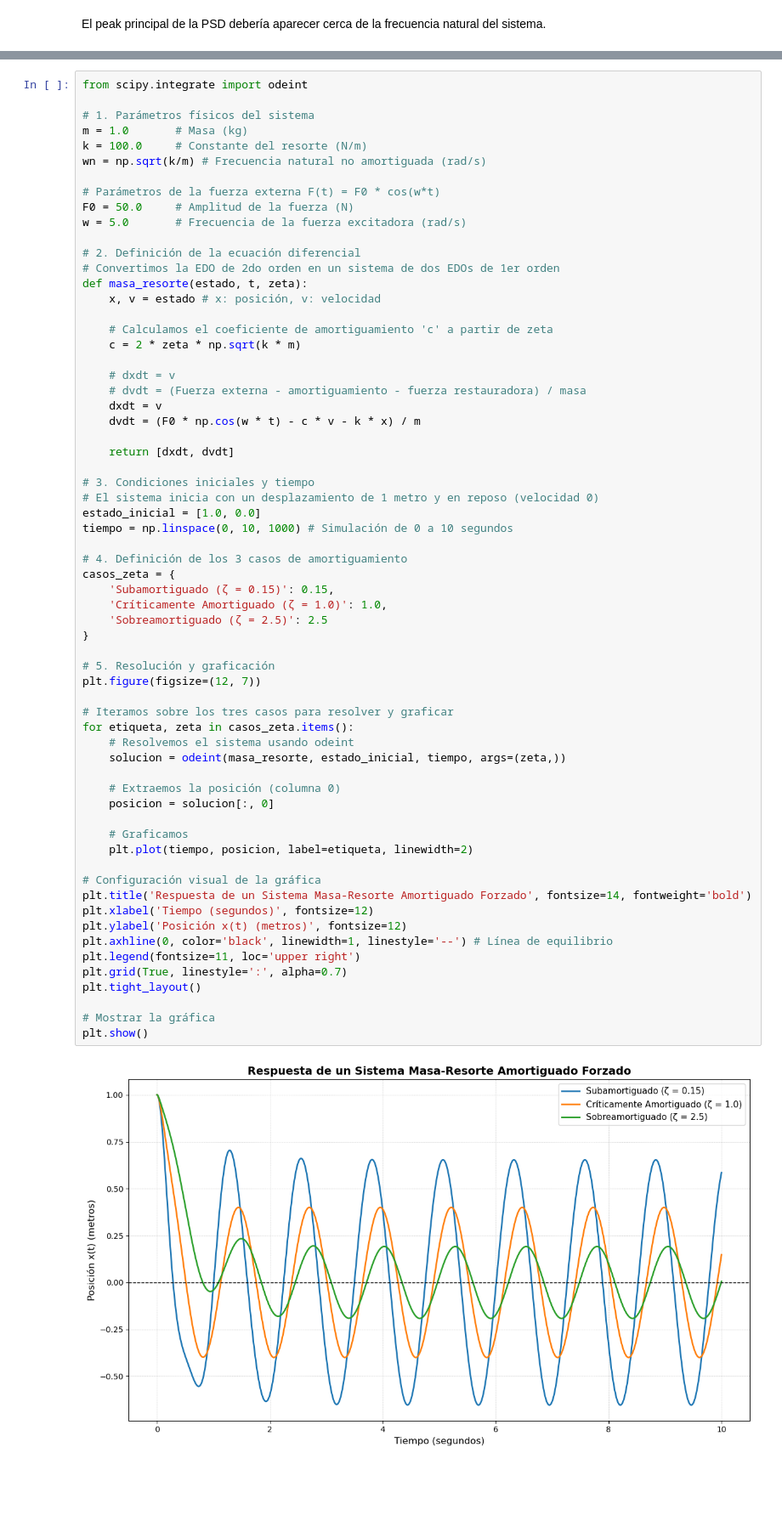
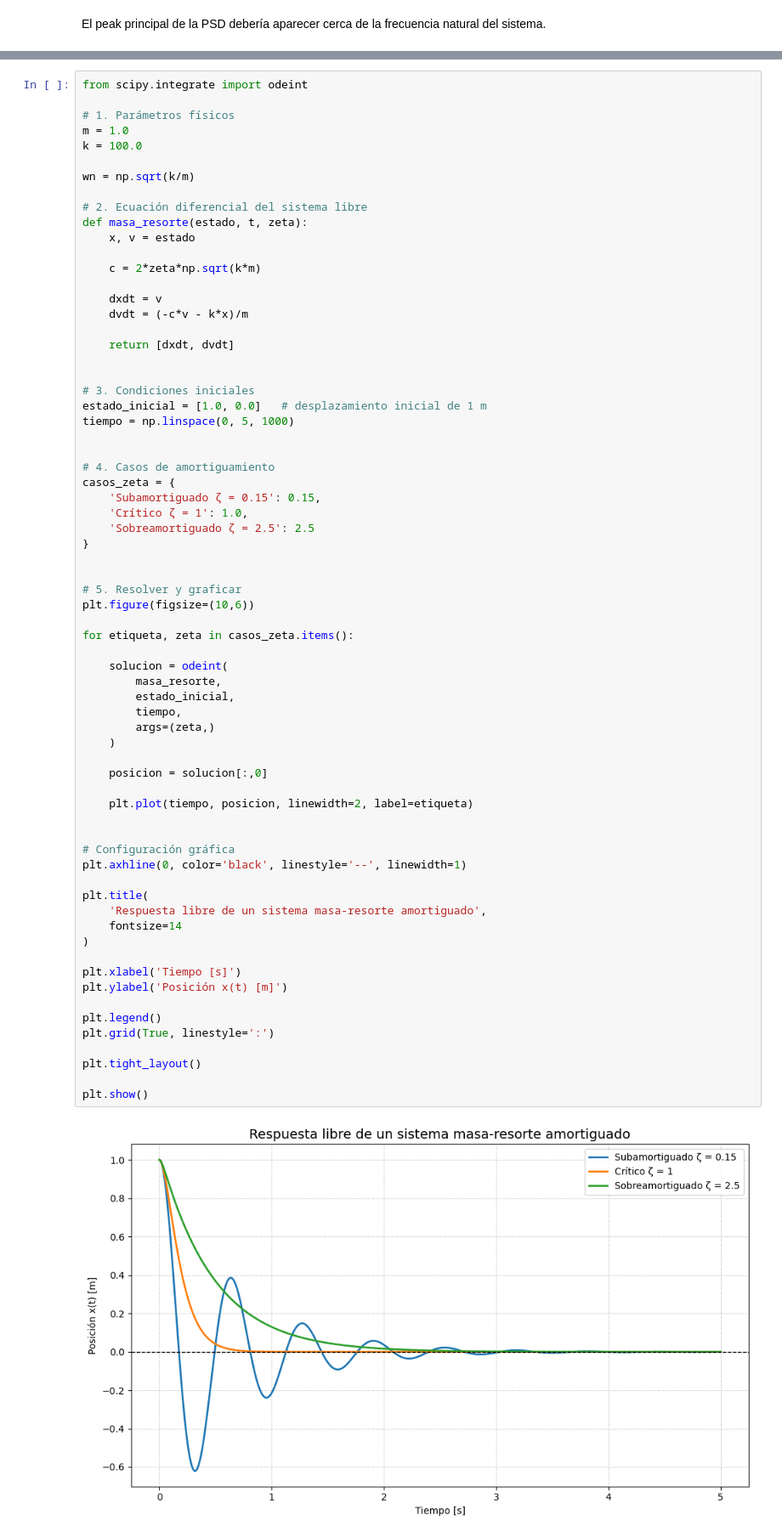
Before and after one commit to patricioelguedac/tarea_2_ACUS125, a Jupyter notebook: notebooks/Estudio_de_sistemas_masa_resorte_amortiguados.ipynb, the cells around one changed output, grey strips where cells are left out. Shown at 85% size. Cells and saved outputs as stored; diff of their text form; blank space fills up the shorter version.

```diff
--- a/notebooks/Estudio_de_sistemas_masa_resorte_amortiguados.ipynb
+++ b/notebooks/Estudio_de_sistemas_masa_resorte_amortiguados.ipynb
@@ -226,69 +225,73 @@ plt.show()
 # %%
 from scipy.integrate import odeint
 
-# 1. Parámetros físicos del sistema
-m = 1.0       # Masa (kg)
-k = 100.0     # Constante del resorte (N/m)
-wn = np.sqrt(k/m) # Frecuencia natural no amortiguada (rad/s)
+# 1. Parámetros físicos
+m = 1.0
+k = 100.0
 
-# Parámetros de la fuerza externa F(t) = F0 * cos(w*t)
-F0 = 50.0     # Amplitud de la fuerza (N)
-w = 5.0       # Frecuencia de la fuerza excitadora (rad/s)
+wn = np.sqrt(k/m)
 
-# 2. Definición de la ecuación diferencial
-# Convertimos la EDO de 2do orden en un sistema de dos EDOs de 1er orden
+# 2. Ecuación diferencial del sistema libre
 def masa_resorte(estado, t, zeta):
-    x, v = estado # x: posición, v: velocidad
+    x, v = estado
 
-    # Calculamos el coeficiente de amortiguamiento 'c' a partir de zeta
-    c = 2 * zeta * np.sqrt(k * m)
+    c = 2*zeta*np.sqrt(k*m)
 
-    # dxdt = v
-    # dvdt = (Fuerza externa - amortiguamiento - fuerza restauradora) / masa
     dxdt = v
-    dvdt = (F0 * np.cos(w * t) - c * v - k * x) / m
+    dvdt = (-c*v - k*x)/m
 
     return [dxdt, dvdt]
 
-# 3. Condiciones iniciales y tiempo
-# El sistema inicia con un desplazamiento de 1 metro y en reposo (velocidad 0)
-estado_inicial = [1.0, 0.0]
-tiempo = np.linspace(0, 10, 1000) # Simulación de 0 a 10 segundos
 
-# 4. Definición de los 3 casos de amortiguamiento
+# 3. Condiciones iniciales
+estado_inicial = [1.0, 0.0]   # desplazamiento inicial de 1 m
+tiempo = np.linspace(0, 5, 1000)
+
+
+# 4. Casos de amortiguamiento
 casos_zeta = {
-    'Subamortiguado (ζ = 0.15)': 0.15,
-    'Críticamente Amortiguado (ζ = 1.0)': 1.0,
-    'Sobreamortiguado (ζ = 2.5)': 2.5
+    'Subamortiguado ζ = 0.15': 0.15,
+    'Crítico ζ = 1': 1.0,
+    'Sobreamortiguado ζ = 2.5': 2.5
 }
 
-# 5. Resolución y graficación
-plt.figure(figsize=(12, 7))
 
-# Iteramos sobre los tres casos para resolver y graficar
+# 5. Resolver y graficar
+plt.figure(figsize=(10,6))
+
 for etiqueta, zeta in casos_zeta.items():
-    # Resolvemos el sistema usando odeint
-    solucion = odeint(masa_resorte, estado_inicial, tiempo, args=(zeta,))
 
-    # Extraemos la posición (columna 0)
-    posicion = solucion[:, 0]
+    solucion = odeint(
+        masa_resorte,
+        estado_inicial,
+        tiempo,
+        args=(zeta,)
+    )
 
-    # Graficamos
-    plt.plot(tiempo, posicion, label=etiqueta, linewidth=2)
+    posicion = solucion[:,0]
 
-# Configuración visual de la gráfica
-plt.title('Respuesta de un Sistema Masa-Resorte Amortiguado Forzado', fontsize=14, fontweight='bold')
-plt.xlabel('Tiempo (segundos)', fontsize=12)
-plt.ylabel('Posición x(t) (metros)', fontsize=12)
-plt.axhline(0, color='black', linewidth=1, linestyle='--') # Línea de equilibrio
-plt.legend(fontsize=11, loc='upper right')
-plt.grid(True, linestyle=':', alpha=0.7)
+    plt.plot(tiempo, posicion, linewidth=2, label=etiqueta)
+
+
+# Configuración gráfica
+plt.axhline(0, color='black', linestyle='--', linewidth=1)
+
+plt.title(
+    'Respuesta libre de un sistema masa-resorte amortiguado',
+    fontsize=14
+)
+
+plt.xlabel('Tiempo [s]')
+plt.ylabel('Posición x(t) [m]')
+
+plt.legend()
+plt.grid(True, linestyle=':')
+
 plt.tight_layout()
 
-# Mostrar la gráfica
 plt.show()
 # %% [output]
-[figure, old version]
+[figure, new version]
 # %% [markdown]
 ## Estimación del Amortiguamiento por Decremento Logarítmico
 
```
Also changed, not shown: parts of 4 cells of this notebook.
